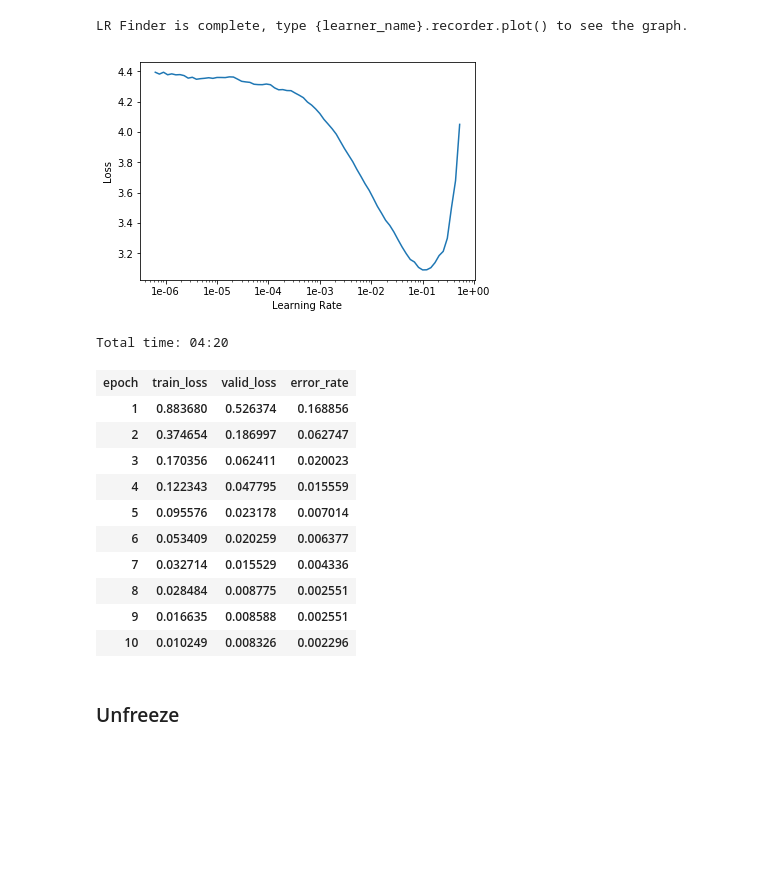
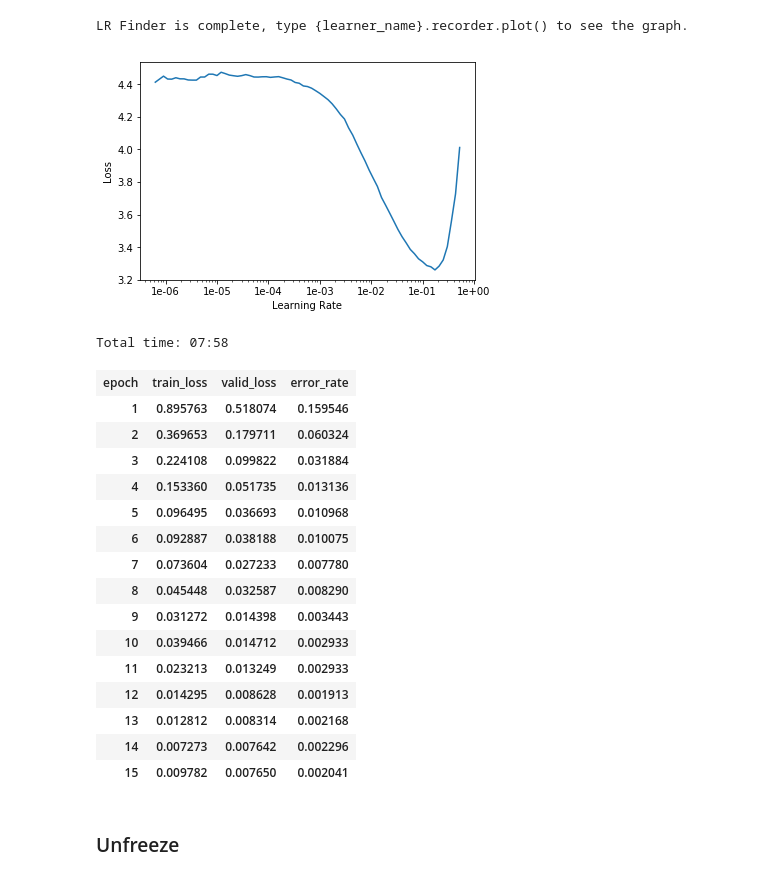
Before and after one commit to asiedubrempong/SigNet, a Jupyter notebook: sign_classifier.ipynb, the cells around one changed output. Cells and saved outputs as stored; diff of their text form; code cells hidden in the pictures; blank space fills up the shorter version.

```diff
--- a/sign_classifier.ipynb
+++ b/sign_classifier.ipynb
@@ -64,9 +64,9 @@ src = (ImageItemList.from_folder(path/'train')
         .label_from_func(get_label)
         .add_test(ItemList.from_folder(path/'test')))
 # %%
-tfms = get_transforms(do_flip=False)
+tfms = get_transforms(do_flip=False, max_rotate=0)
 # %%
-data = (src.transform(tfms, size=64)
+data = (src.transform(tfms, size=128)
         .databunch().normalize(imagenet_stats))
 # %%
 len(data.train_ds), len(data.test_ds)
@@ -83,7 +88,7 @@ data.c  # number of classes
 # %% [markdown]
 ## Create the model
 # %%
-learn = create_cnn(data, models.resnet50, metrics=error_rate)
+learn = create_cnn(data, models.resnet34, metrics=error_rate)
 # %%
 learn.lr_find()
 # %% [output]
@@ -91,22 +96,27 @@ LR Finder is complete, type {learner_name}.recorder.plot() to see the graph.
 # %%
 learn.recorder.plot()
 # %% [output]
-[figure, old version]
+[figure, new version]
 # %%
 lr = 1e-2
 # %%
-learn.fit_one_cycle(10, slice(lr))
+learn.fit_one_cycle(15, slice(lr))
 # %% [output]
-Total time: 04:20
+Total time: 07:58
 | epoch | train_loss | valid_loss | error_rate |
-| 1 | 0.883680 | 0.526374 | 0.168856 |
-| 2 | 0.374654 | 0.186997 | 0.062747 |
-| 3 | 0.170356 | 0.062411 | 0.020023 |
-| 4 | 0.122343 | 0.047795 | 0.015559 |
-| 5 | 0.095576 | 0.023178 | 0.007014 |
-| 6 | 0.053409 | 0.020259 | 0.006377 |
-| 7 | 0.032714 | 0.015529 | 0.004336 |
-| 8 | 0.028484 | 0.008775 | 0.002551 |
-| 9 | 0.016635 | 0.008588 | 0.002551 |
-| 10 | 0.010249 | 0.008326 | 0.002296 |
+| 1 | 0.895763 | 0.518074 | 0.159546 |
+| 2 | 0.369653 | 0.179711 | 0.060324 |
+| 3 | 0.224108 | 0.099822 | 0.031884 |
+| 4 | 0.153360 | 0.051735 | 0.013136 |
+| 5 | 0.096495 | 0.036693 | 0.010968 |
+| 6 | 0.092887 | 0.038188 | 0.010075 |
+| 7 | 0.073604 | 0.027233 | 0.007780 |
+| 8 | 0.045448 | 0.032587 | 0.008290 |
+| 9 | 0.031272 | 0.014398 | 0.003443 |
+| 10 | 0.039466 | 0.014712 | 0.002933 |
+| 11 | 0.023213 | 0.013249 | 0.002933 |
+| 12 | 0.014295 | 0.008628 | 0.001913 |
+| 13 | 0.012812 | 0.008314 | 0.002168 |
+| 14 | 0.007273 | 0.007642 | 0.002296 |
+| 15 | 0.009782 | 0.007650 | 0.002041 |
 # %%
```
Also changed, not shown: parts of 24 cells of this notebook, 4 other files.
